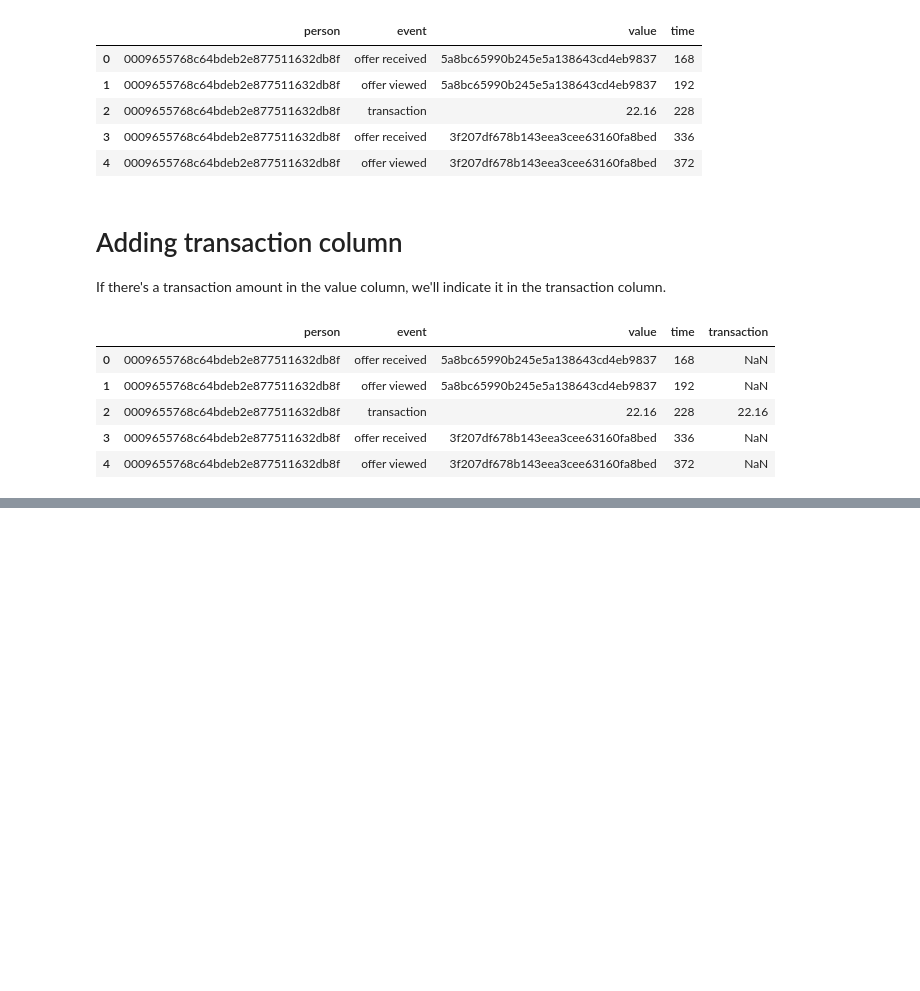
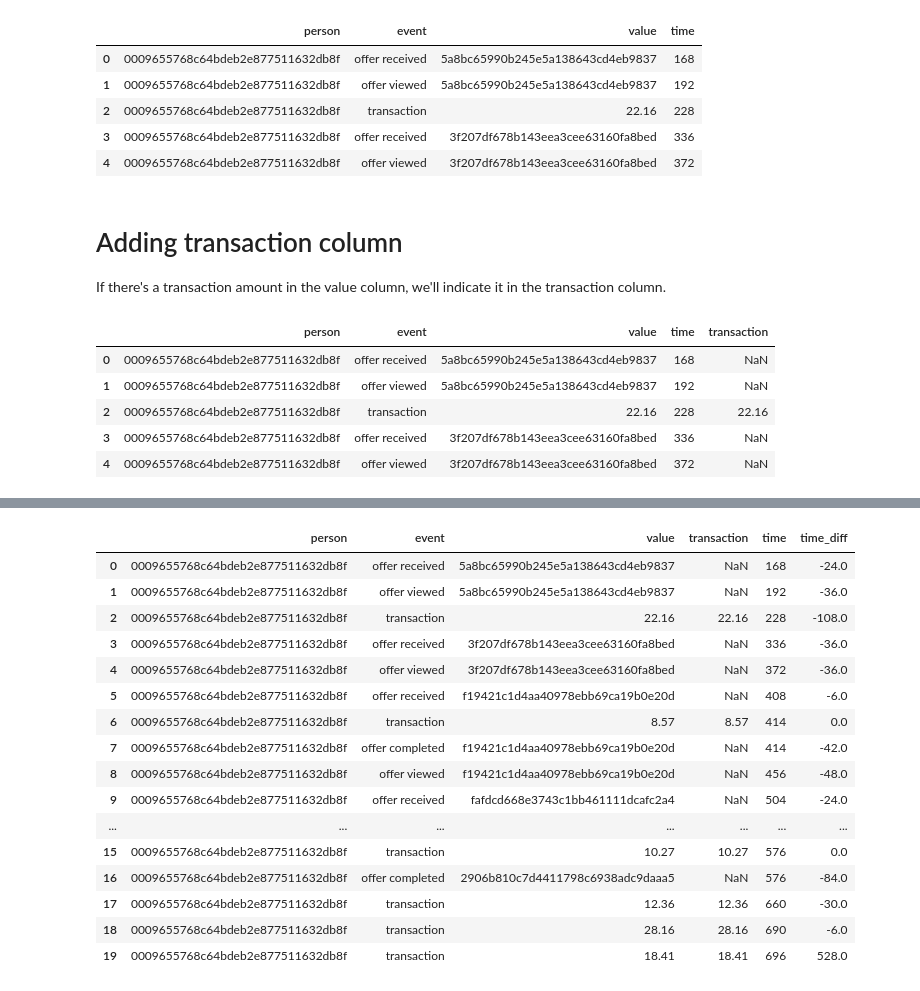
Before and after one commit to mbmontana785/Starbucks_Capstone, a Jupyter notebook: Starbucks_DataWrangling.ipynb, the cells around one changed output, grey strips where cells are left out. Drawn from its saved outputs; the diff is of its cells as text; code cells hidden in the pictures; blank space fills up the shorter version.

```diff
--- a/Starbucks_DataWrangling.ipynb
+++ b/Starbucks_DataWrangling.ipynb
@@ -487,0 +535,20 @@ starbucks_cust = starbucks_cust.reindex(columns=['person', 'event', 'value', 'tr
+# %%
+starbucks_cust.head(20)
+# %% [output]
+|  | person | event | value | transaction | time | time_diff |
+| 0 | 0009655768c64bdeb2e877511632db8f | offer received | 5a8bc65990b245e5a138643cd4eb9837 | NaN | 168 | -24.0 |
+| 1 | 0009655768c64bdeb2e877511632db8f | offer viewed | 5a8bc65990b245e5a138643cd4eb9837 | NaN | 192 | -36.0 |
+| 2 | 0009655768c64bdeb2e877511632db8f | transaction | 22.16 | 22.16 | 228 | -108.0 |
+| 3 | 0009655768c64bdeb2e877511632db8f | offer received | 3f207df678b143eea3cee63160fa8bed | NaN | 336 | -36.0 |
+| 4 | 0009655768c64bdeb2e877511632db8f | offer viewed | 3f207df678b143eea3cee63160fa8bed | NaN | 372 | -36.0 |
+| 5 | 0009655768c64bdeb2e877511632db8f | offer received | f19421c1d4aa40978ebb69ca19b0e20d | NaN | 408 | -6.0 |
+| 6 | 0009655768c64bdeb2e877511632db8f | transaction | 8.57 | 8.57 | 414 | 0.0 |
+| 7 | 0009655768c64bdeb2e877511632db8f | offer completed | f19421c1d4aa40978ebb69ca19b0e20d | NaN | 414 | -42.0 |
+| 8 | 0009655768c64bdeb2e877511632db8f | offer viewed | f19421c1d4aa40978ebb69ca19b0e20d | NaN | 456 | -48.0 |
+| 9 | 0009655768c64bdeb2e877511632db8f | offer received | fafdcd668e3743c1bb461111dcafc2a4 | NaN | 504 | -24.0 |
+| ... | ... | ... | ... | ... | ... | ... |
+| 15 | 0009655768c64bdeb2e877511632db8f | transaction | 10.27 | 10.27 | 576 | 0.0 |
+| 16 | 0009655768c64bdeb2e877511632db8f | offer completed | 2906b810c7d4411798c6938adc9daaa5 | NaN | 576 | -84.0 |
+| 17 | 0009655768c64bdeb2e877511632db8f | transaction | 12.36 | 12.36 | 660 | -30.0 |
+| 18 | 0009655768c64bdeb2e877511632db8f | transaction | 28.16 | 28.16 | 690 | -6.0 |
+| 19 | 0009655768c64bdeb2e877511632db8f | transaction | 18.41 | 18.41 | 696 | 528.0 |
```
Also changed, not shown: parts of 20 cells of this notebook.
